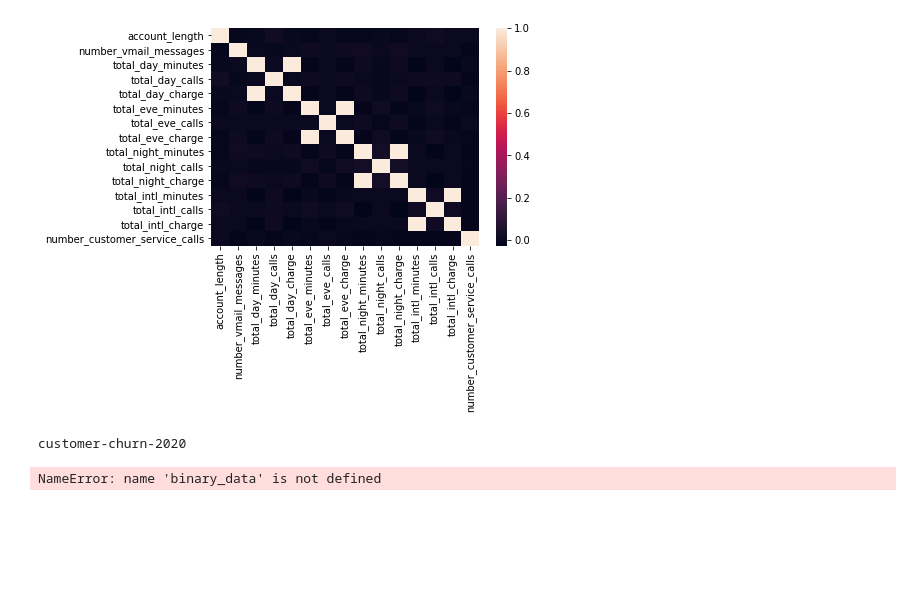
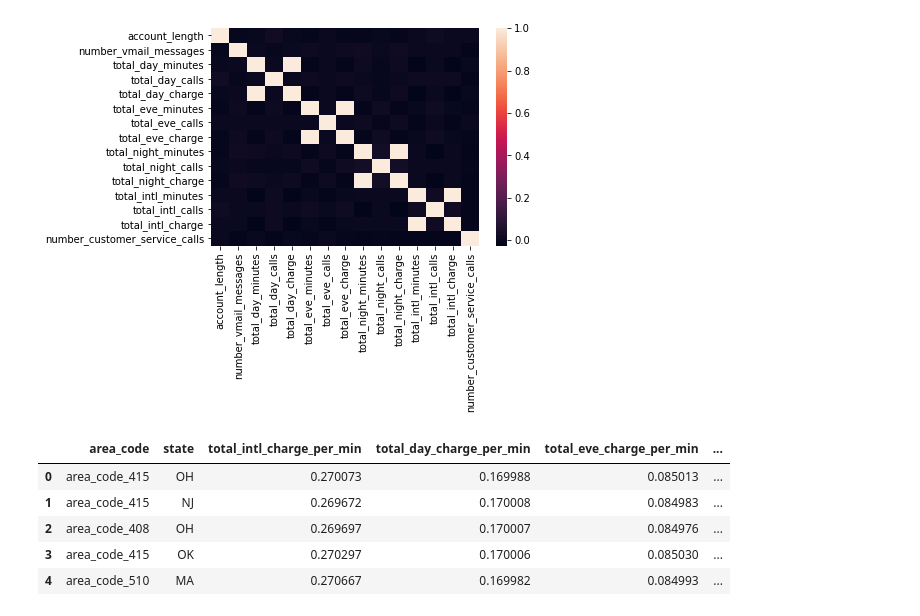
Before and after one commit to NataliaKitaoka/churn-prediction, a Jupyter notebook: data-visualization.ipynb, the cells around one changed output. Saved outputs shown, nothing was run; the diff lists cells and outputs as text; code cells hidden in the pictures; blank space fills up the shorter version.

```diff
--- a/data-visualization.ipynb
+++ b/data-visualization.ipynb
@@ -169,12 +161,0 @@ s3 = boto3.resource('s3')
-# %%
-# Print out bucket names
-for bucket in s3.buckets.all():
-    print(bucket.name)
-# %% [output]
-customer-churn-2020
-# %%
-# Upload a new file
-object = s3.Object('customer-churn-2020', 'customer_churn.parquet')
-object.put(Body=binary_data)
-# %% [output]
-NameError: name 'binary_data' is not defined
@@ -180,0 +168,10 @@ NameError: name 'binary_data' is not defined
+# %%
+#Evaluating the influence of area_code, state in charging, but the price rates are fixed
+train_df[['area_code','state','total_intl_charge_per_min','total_day_charge_per_min','total_eve_charge_per_min','total_night_charge_per_min']].head()
+# %% [output]
+|  | area_code | state | total_intl_charge_per_min | total_day_charge_per_min | total_eve_charge_per_min | ... |
+| 0 | area_code_415 | OH | 0.270073 | 0.169988 | 0.085013 | ... |
+| 1 | area_code_415 | NJ | 0.269672 | 0.170008 | 0.084983 | ... |
+| 2 | area_code_408 | OH | 0.269697 | 0.170007 | 0.084976 | ... |
+| 3 | area_code_415 | OK | 0.270297 | 0.170006 | 0.085030 | ... |
+| 4 | area_code_510 | MA | 0.270667 | 0.169982 | 0.084993 | ... |
```
Also changed, not shown: parts of 33 cells of this notebook.
